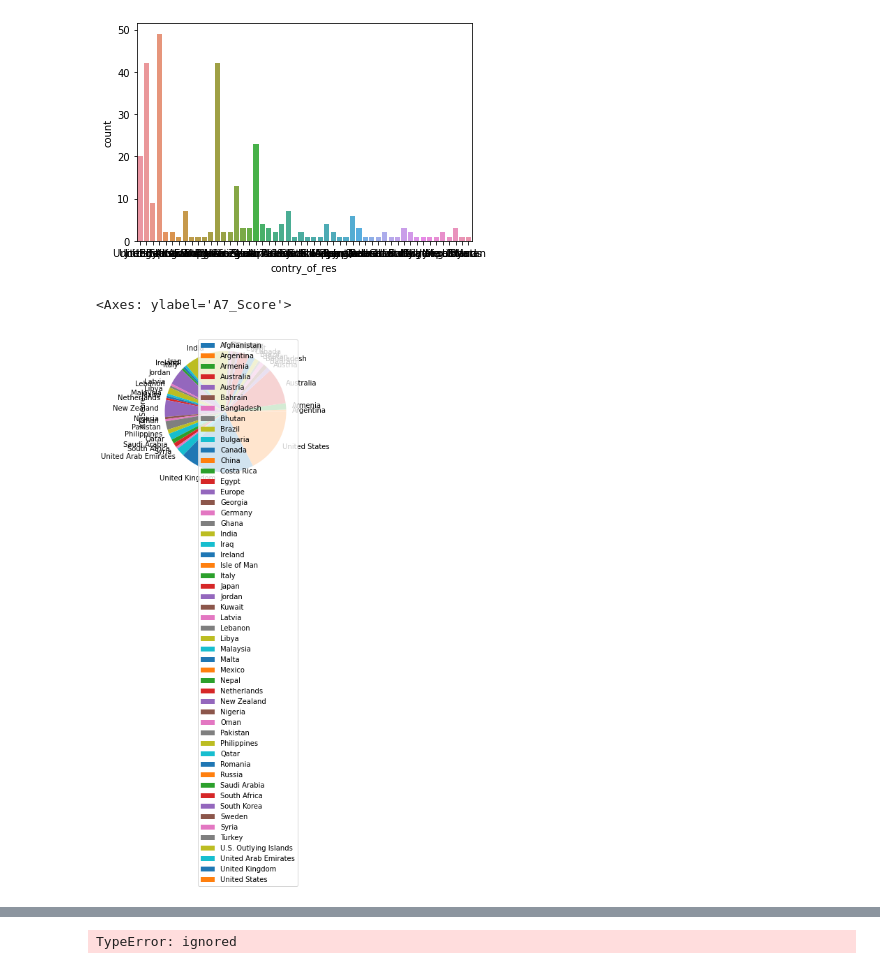
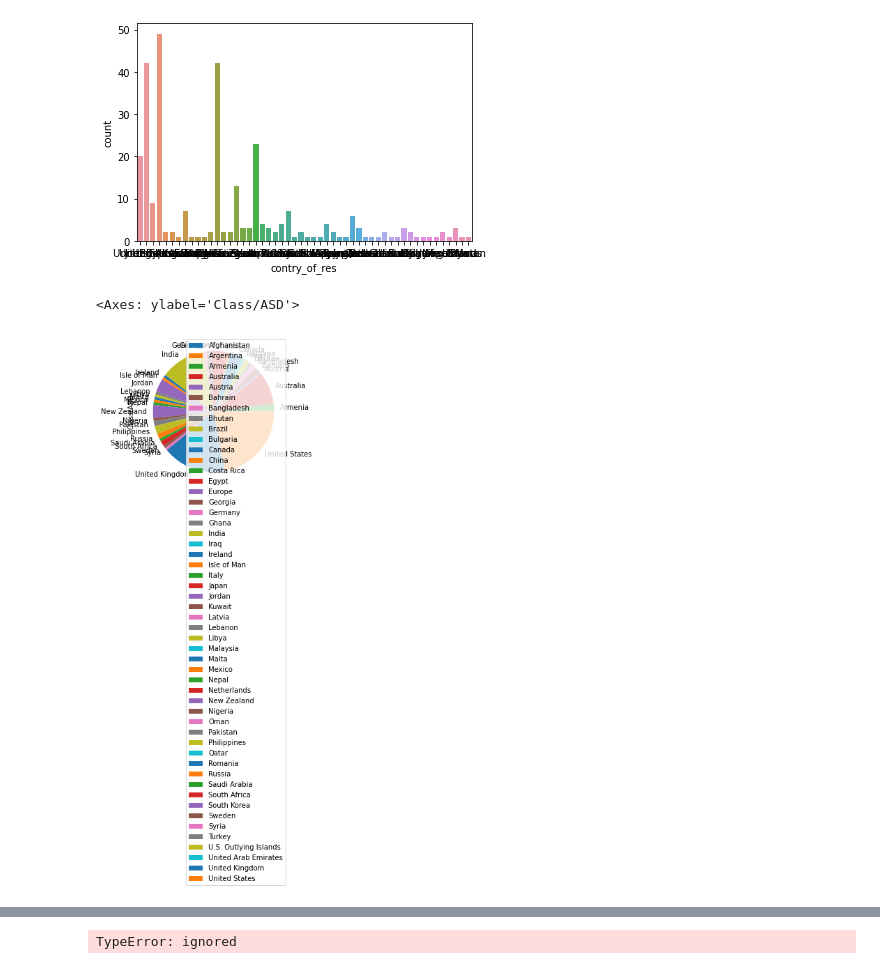
Before and after one commit to samratabduljalil/Detection-of-Autism-Spectrum-Disorder, a Jupyter notebook: code/Detection_of_Autism_Spectrum_Disorder.ipynb, the cells around one changed output, grey strips where cells are left out. Drawn from its saved outputs; the diff is of its cells as text; code cells hidden in the pictures.

```diff
--- a/code/Detection_of_Autism_Spectrum_Disorder.ipynb
+++ b/code/Detection_of_Autism_Spectrum_Disorder.ipynb
@@ -32,3 +49,8 @@ array(['Others', 'Middle Eastern ', '?', 'White-European', 'Black',
 data['Class/ASD'].unique()
 # %% [output]
 array(['NO', 'YES'], dtype=object)
+# %%
+data['Class/ASD']=data['Class/ASD'].replace("YES",1)\
+                                      .replace("NO",0)\
+
+print(data['Class/ASD'])
@@ -41,7 +76,7 @@ sns.countplot(data=data,x="contry_of_res")
 <Axes: xlabel='contry_of_res', ylabel='count'>
 [figure]
 # %%
-data.groupby(['contry_of_res']).sum().plot(kind='pie',y='A7_Score')
+data.groupby(['contry_of_res']).sum().plot(kind='pie',y='Class/ASD')
 # %% [output]
-<Axes: ylabel='A7_Score'>
+<Axes: ylabel='Class/ASD'>
-[figure, old version]
+[figure, new version]
```
Also changed, not shown: parts of 10 cells of this notebook.
